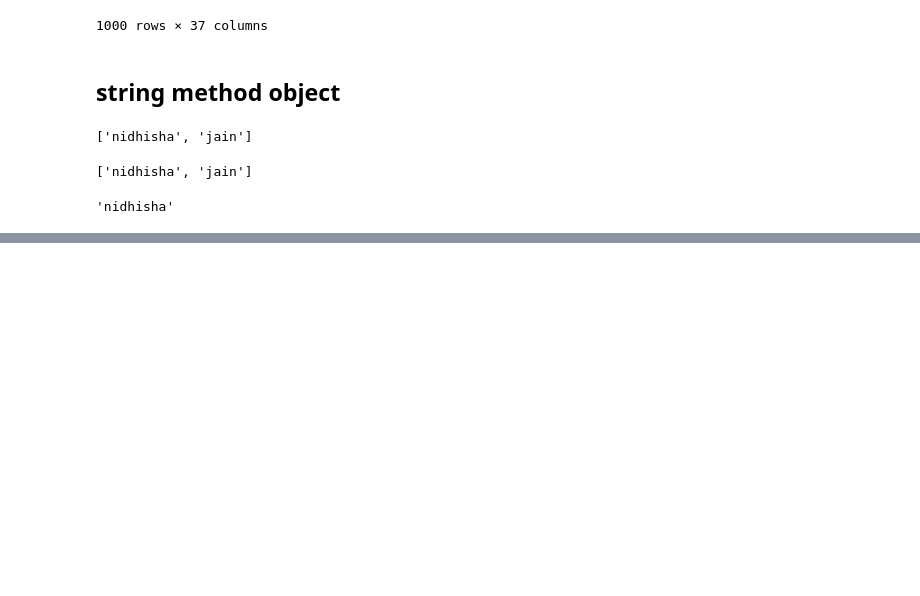
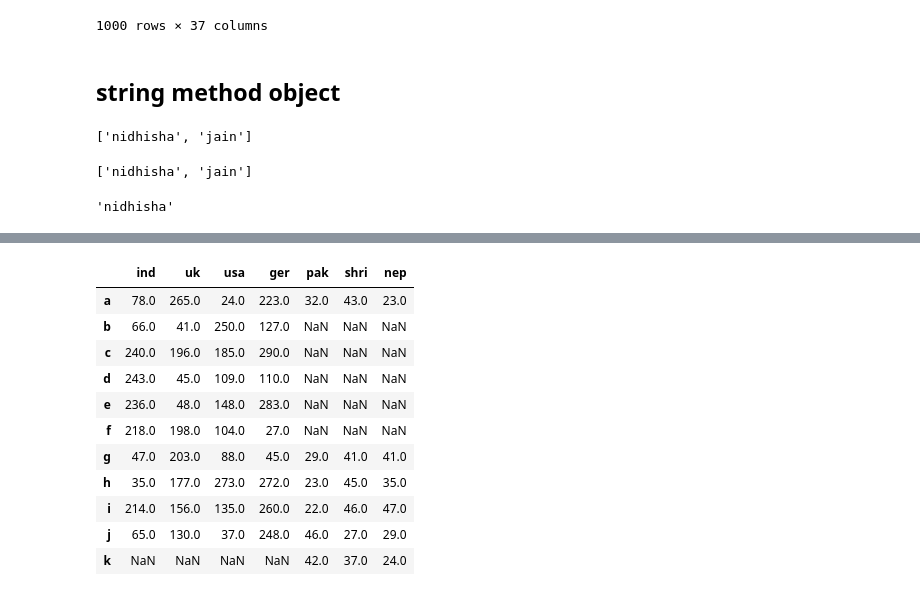
Before and after one commit to Nidhisha08/PYTHON, a Jupyter notebook: pandas.ipynb, the cells around one changed output, grey strips where cells are left out. Drawn from its saved outputs; the diff is of its cells as text; code cells hidden in the pictures; blank space fills up the shorter version.

```diff
--- a/pandas.ipynb
+++ b/pandas.ipynb
@@ -1714,0 +1797,3 @@ df_multi
+# %%
+df1=pd.DataFrame(np.random.randint(10,300,(10,4)),index=list("abcdefghij"),columns=["ind","uk","usa","ger"])
+df2=pd.DataFrame(np.random.randint(20,50,(6,3)),index=list("ghijka"),columns=["pak","shri","nep"])
@@ -1714,0 +1833,15 @@ df_multi
+# %%
+df1.merge(df2,how="outer",left_index=True,right_index=True)
+# %% [output]
+|  | ind | uk | usa | ger | pak | shri | nep |
+| a | 78.0 | 265.0 | 24.0 | 223.0 | 32.0 | 43.0 | 23.0 |
+| b | 66.0 | 41.0 | 250.0 | 127.0 | NaN | NaN | NaN |
+| c | 240.0 | 196.0 | 185.0 | 290.0 | NaN | NaN | NaN |
+| d | 243.0 | 45.0 | 109.0 | 110.0 | NaN | NaN | NaN |
+| e | 236.0 | 48.0 | 148.0 | 283.0 | NaN | NaN | NaN |
+| f | 218.0 | 198.0 | 104.0 | 27.0 | NaN | NaN | NaN |
+| g | 47.0 | 203.0 | 88.0 | 45.0 | 29.0 | 41.0 | 41.0 |
+| h | 35.0 | 177.0 | 273.0 | 272.0 | 23.0 | 45.0 | 35.0 |
+| i | 214.0 | 156.0 | 135.0 | 260.0 | 22.0 | 46.0 | 47.0 |
+| j | 65.0 | 130.0 | 37.0 | 248.0 | 46.0 | 27.0 | 29.0 |
+| k | NaN | NaN | NaN | NaN | 42.0 | 37.0 | 24.0 |
```
Also changed, not shown: parts of 77 cells of this notebook.
